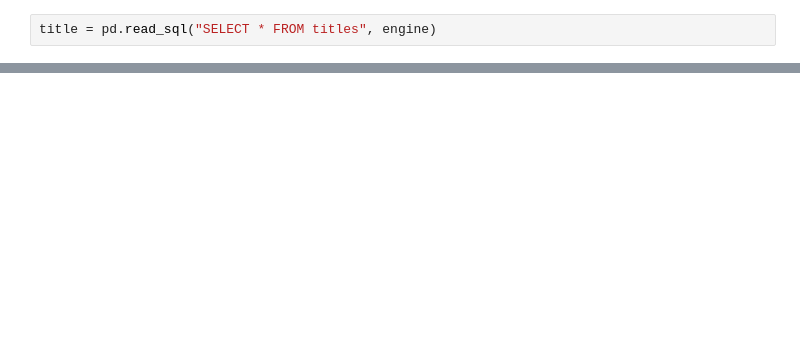
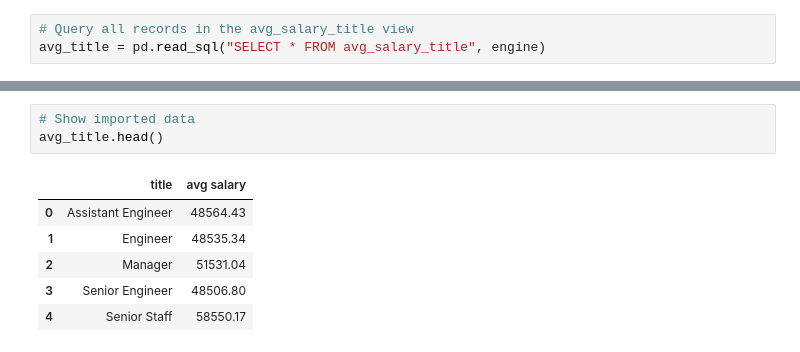
Before and after one commit to abpuccini/employee-database-research, a Jupyter notebook: Employee_DB.ipynb, the cells around one changed output, grey strips where cells are left out. Cells and saved outputs as stored; diff of their text form; blank space fills up the shorter version.

```diff
--- a/Employee_DB.ipynb
+++ b/Employee_DB.ipynb
@@ -19,2 +55,3 @@ salary_hist
 # %%
-title = pd.read_sql("SELECT * FROM titles", engine)
+# Query all records in the avg_salary_title view
+avg_title = pd.read_sql("SELECT * FROM avg_salary_title", engine)
@@ -29,0 +58,10 @@ title.head()
+# %%
+# Show imported data
+avg_title.head()
+# %% [output]
+|  | title | avg salary |
+| 0 | Assistant Engineer | 48564.43 |
+| 1 | Engineer | 48535.34 |
+| 2 | Manager | 51531.04 |
+| 3 | Senior Engineer | 48506.80 |
+| 4 | Senior Staff | 58550.17 |
```
Also changed, not shown: parts of 12 cells of this notebook, 4 other files.
